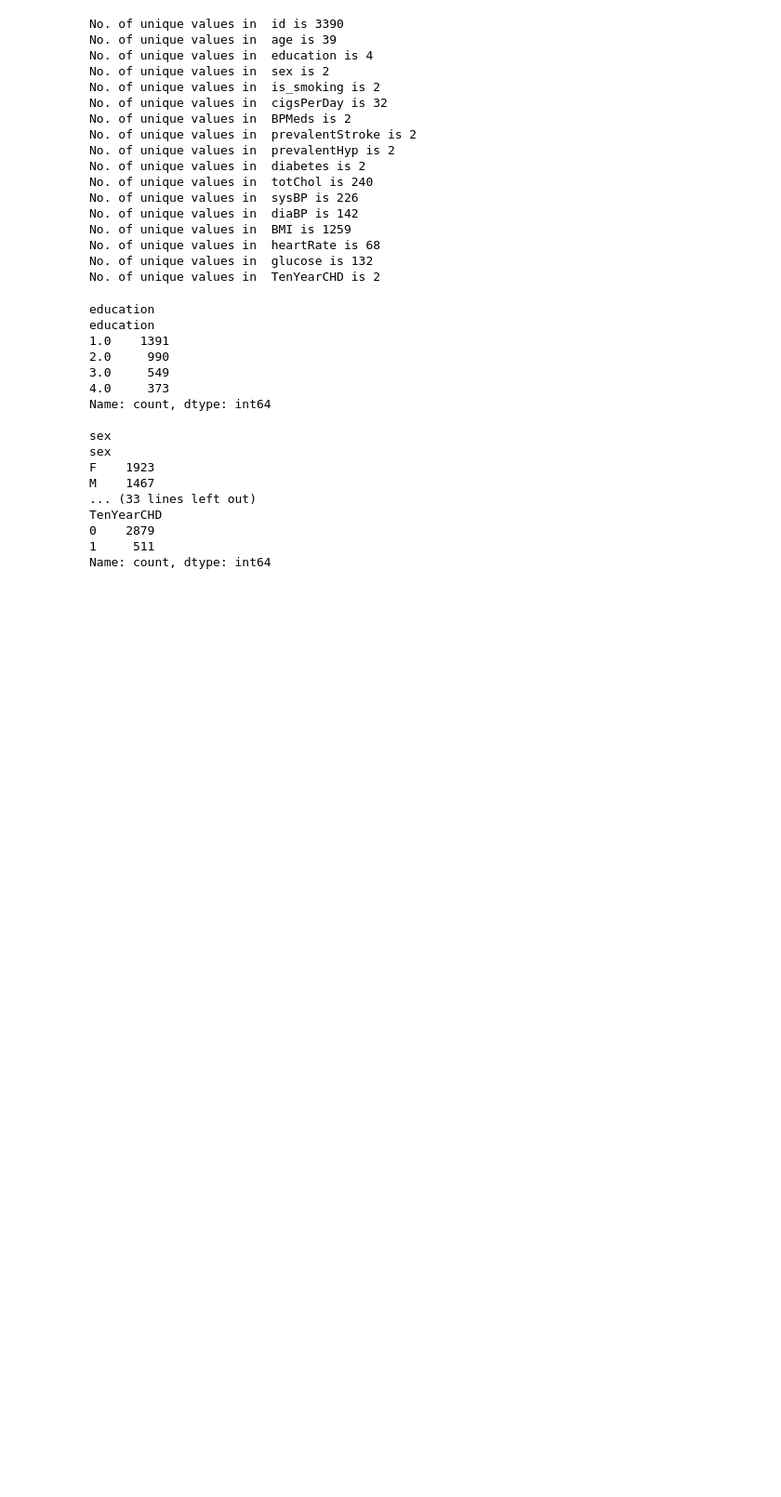
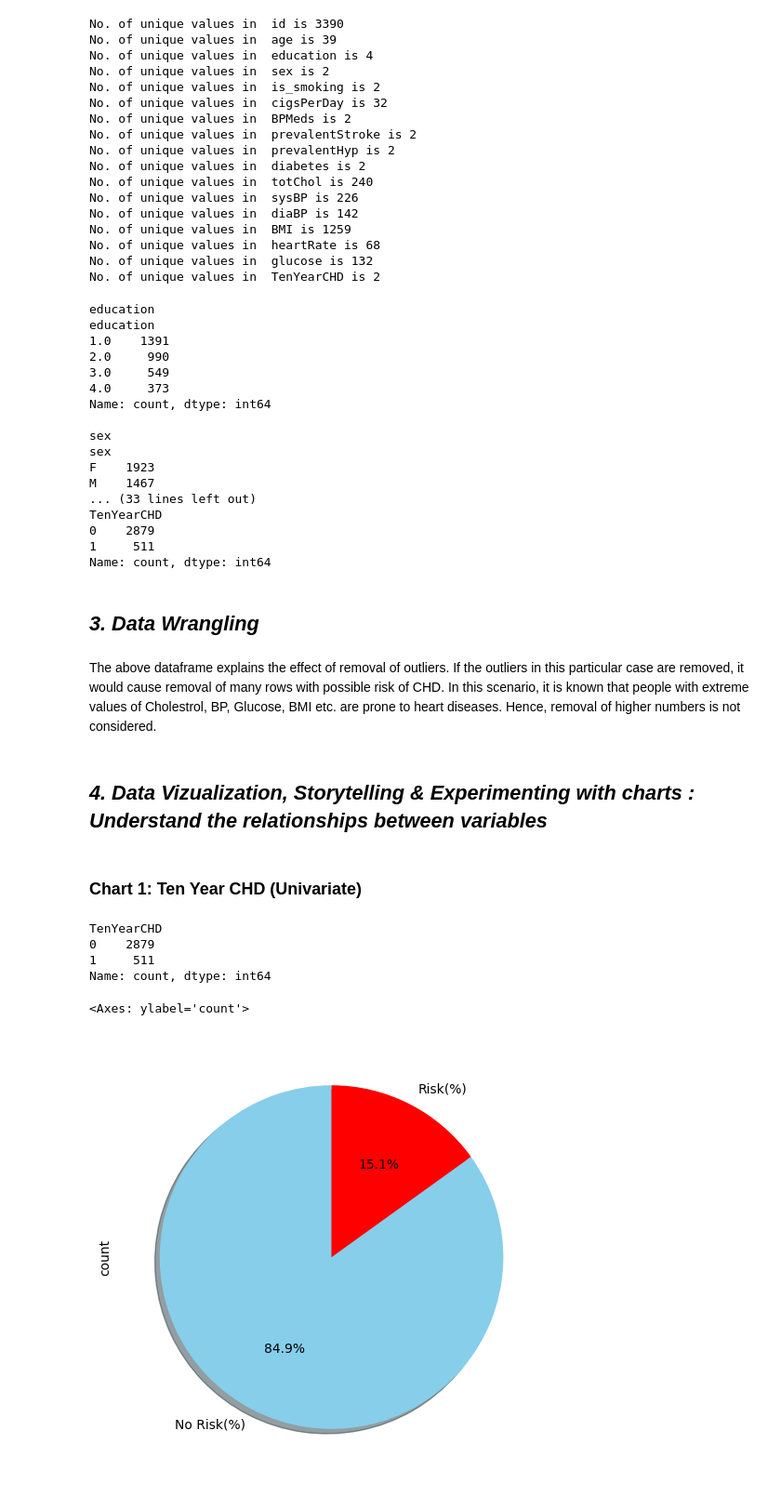
Before and after one commit to ideepakpal/Cardio-Vascular-Disease-Prediction, a Jupyter notebook: Cardiovascular-Classification.ipynb, the cells around one changed output. Shown: that part at 93% size. Drawn from its saved outputs; the diff is of its cells as text; code cells hidden in the pictures; blank space fills up the shorter version.

Commit message:
adding data visualization

```diff
--- a/Cardiovascular-Classification.ipynb
+++ b/Cardiovascular-Classification.ipynb
@@ -262,3 +262,39 @@ TenYearCHD
 0    2879
 1     511
 Name: count, dtype: int64
+# %% [markdown]
+## ***3. Data Wrangling***
+# %% [markdown]
+
+The above dataframe explains the effect of removal of outliers. If the outliers in this particular case are removed, it would cause removal of many rows with possible risk of CHD.
+ In this scenario, it is known that people with extreme values of Cholestrol, BP, Glucose, BMI etc. are prone to heart diseases. Hence, removal of higher numbers is not considered.
+# %%
+dataset['is_smoking'] =dataset['is_smoking'].map({'YES':1,'NO':0})
+# %% [markdown]
+## ***4. Data Vizualization, Storytelling & Experimenting with charts : Understand the relationships between variables***
+# %% [markdown]
+### Chart 1: Ten Year CHD (Univariate)
+# %%
+# Chart - 1 visualization code
+
+# Dependent Column Value Counts
+print(dataset['TenYearCHD'].value_counts())
+print(" ")
+# Dependent Variable Column Visualization
+
+dataset['TenYearCHD'].value_counts().plot(kind='pie',
+                              figsize=(15,6),
+                               autopct="%1.1f%%",
+                               startangle=90,
+                               shadow=True,
+                               labels=['No Risk(%)','Risk(%)'],
+                               colors=['skyblue','red'],
+                               explode=[0,0]
+                              )
+# %% [output]
+TenYearCHD
+0    2879
+1     511
+Name: count, dtype: int64
+<Axes: ylabel='count'>
+[figure, added]
```
Also changed, not shown: parts of 47 cells of this notebook.
